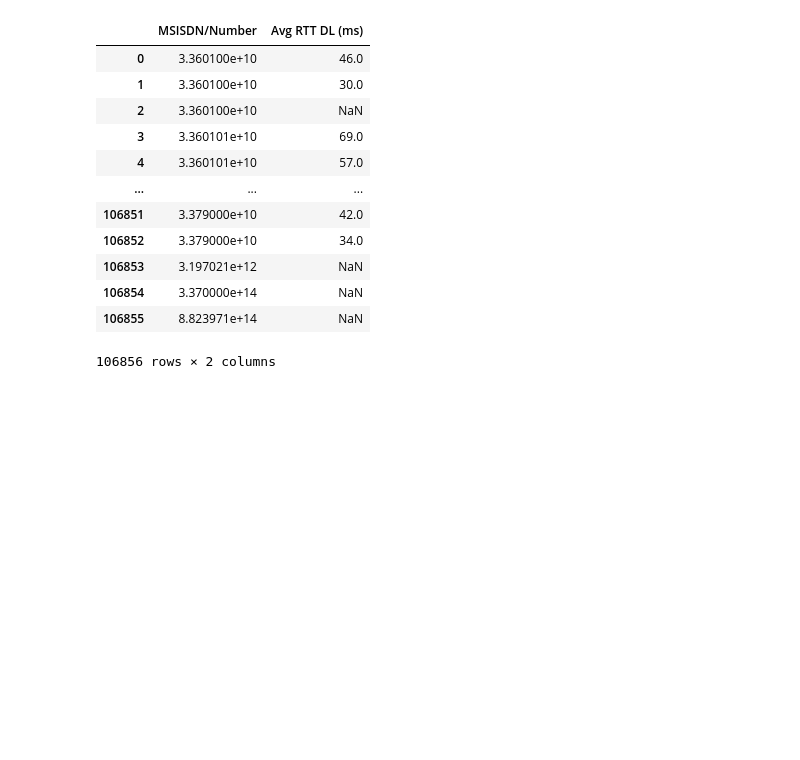
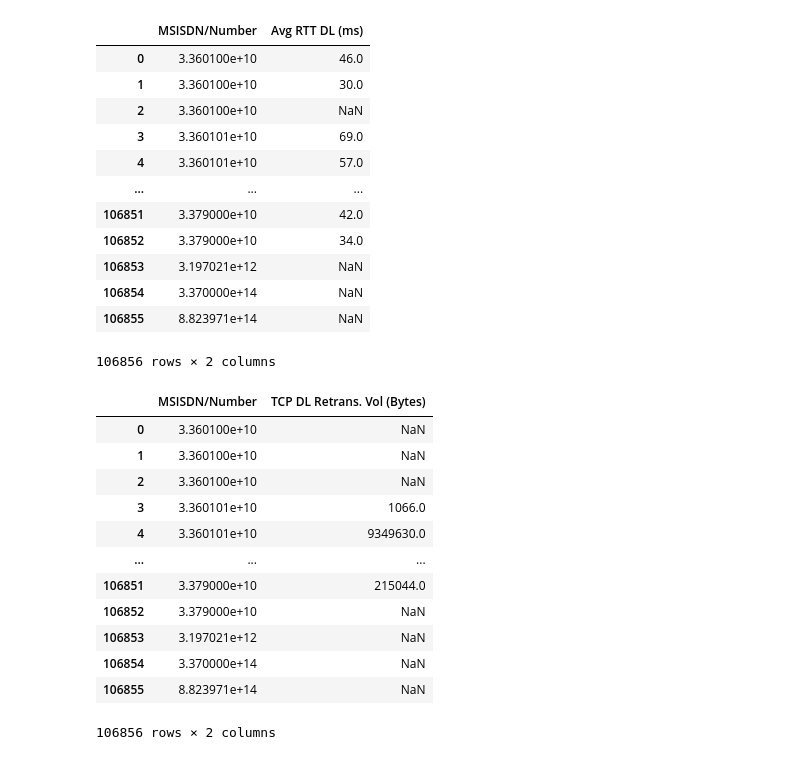
Before and after one commit to HabtamuFeyera/TellComm_Analysis, a Jupyter notebook: myModularization.ipynb, the cells around one changed output. Drawn from its saved outputs; the diff is of its cells as text; code cells hidden in the pictures; blank space fills up the shorter version.

```diff
--- a/myModularization.ipynb
+++ b/myModularization.ipynb
@@ -158,3 +178,19 @@ user_experience_analysis.aggregate_average_rtt()
 | 106854 | 3.370000e+14 | NaN |
 | 106855 | 8.823971e+14 | NaN |
 106856 rows × 2 columns
+# %%
+user_experience_analysis.aggregate_average_tcp_retransmission()
+# %% [output]
+|  | MSISDN/Number | TCP DL Retrans. Vol (Bytes) |
+| 0 | 3.360100e+10 | NaN |
+| 1 | 3.360100e+10 | NaN |
+| 2 | 3.360100e+10 | NaN |
+| 3 | 3.360101e+10 | 1066.0 |
+| 4 | 3.360101e+10 | 9349630.0 |
+| ... | ... | ... |
+| 106851 | 3.379000e+10 | 215044.0 |
+| 106852 | 3.379000e+10 | NaN |
+| 106853 | 3.197021e+12 | NaN |
+| 106854 | 3.370000e+14 | NaN |
+| 106855 | 8.823971e+14 | NaN |
+106856 rows × 2 columns
```
Also changed, not shown: parts of 7 cells of this notebook.
